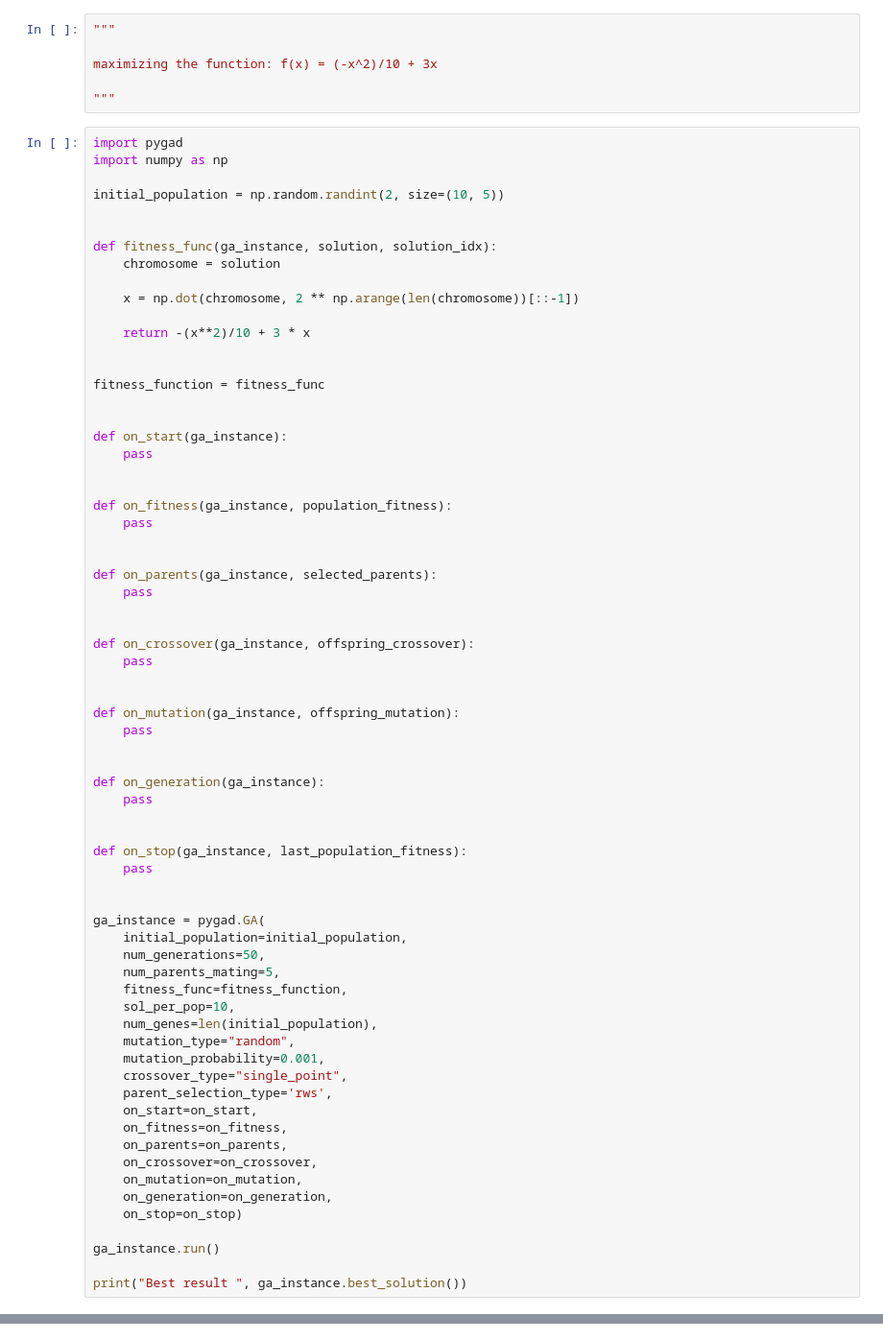
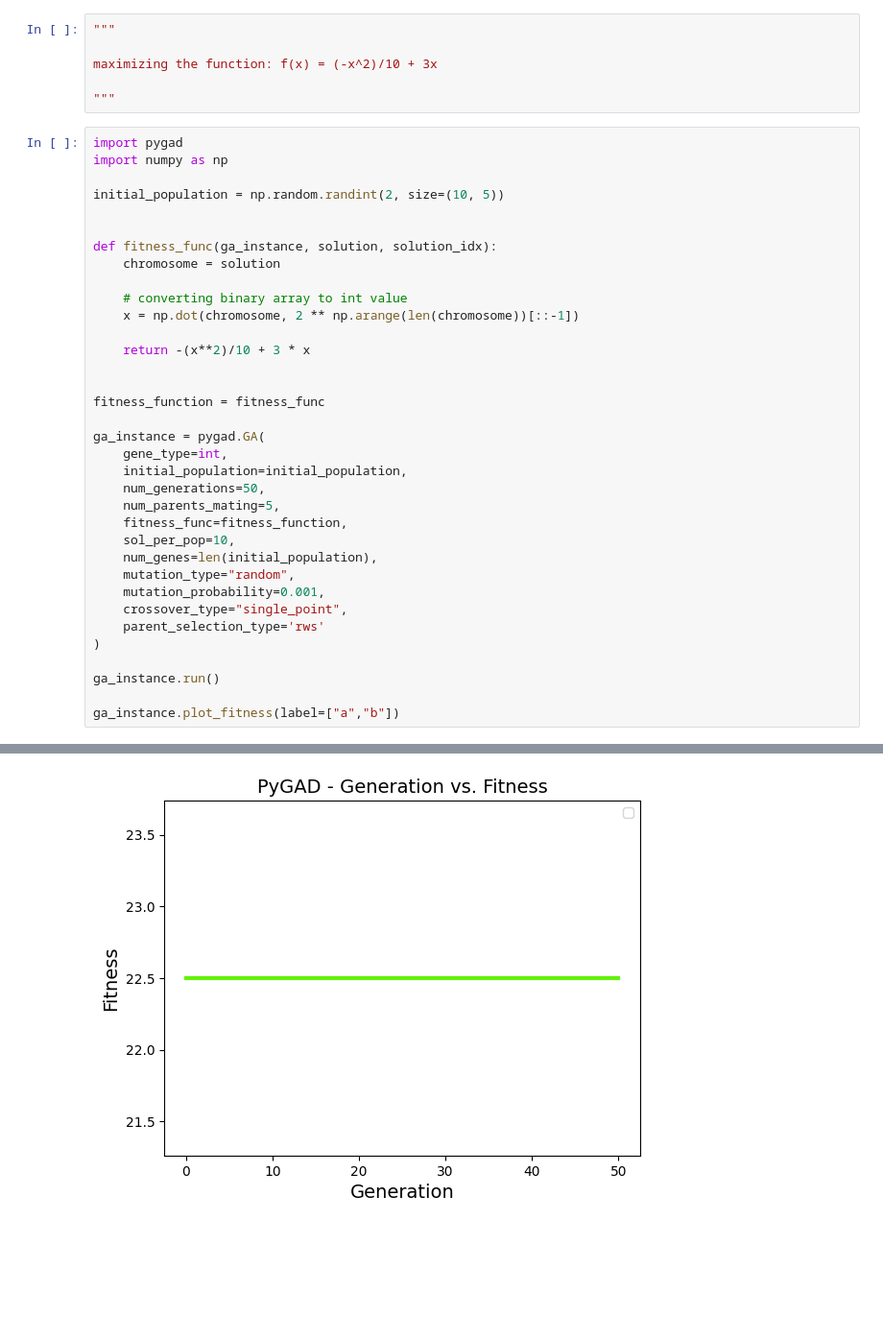
Before and after one commit to perfringis/consimilis-ai, a Jupyter notebook: genetic_algorithm/maximizing_the_function.ipynb, the cells around one changed output, grey strips where cells are left out. Shown: that part at 96% size. Drawn from its saved outputs; the diff is of its cells as text; blank space fills up the shorter version.

```diff
--- a/genetic_algorithm/maximizing_the_function.ipynb
+++ b/genetic_algorithm/maximizing_the_function.ipynb
@@ -69,6 +69,7 @@ initial_population = np.random.randint(2, size=(10, 5))
 def fitness_func(ga_instance, solution, solution_idx):
     chromosome = solution
 
+    # converting binary array to int value
     x = np.dot(chromosome, 2 ** np.arange(len(chromosome))[::-1])
 
     return -(x**2)/10 + 3 * x
@@ -76,36 +77,8 @@ def fitness_func(ga_instance, solution, solution_idx):
 
 fitness_function = fitness_func
 
-
-def on_start(ga_instance):
-    pass
-
-
-def on_fitness(ga_instance, population_fitness):
-    pass
-
-
-def on_parents(ga_instance, selected_parents):
-    pass
-
-
-def on_crossover(ga_instance, offspring_crossover):
-    pass
-
-
-def on_mutation(ga_instance, offspring_mutation):
-    pass
-
-
-def on_generation(ga_instance):
-    pass
-
-
-def on_stop(ga_instance, last_population_fitness):
-    pass
-
-
 ga_instance = pygad.GA(
+    gene_type=int,
     initial_population=initial_population,
     num_generations=50,
     num_parents_mating=5,
@@ -115,16 +88,10 @@ ga_instance = pygad.GA(
     mutation_type="random",
     mutation_probability=0.001,
     crossover_type="single_point",
-    parent_selection_type='rws',
-    on_start=on_start,
-    on_fitness=on_fitness,
-    on_parents=on_parents,
-    on_crossover=on_crossover,
-    on_mutation=on_mutation,
-    on_generation=on_generation,
-    on_stop=on_stop)
+    parent_selection_type='rws'
+)
 
 ga_instance.run()
 
-print("Best result ", ga_instance.best_solution())
+ga_instance.plot_fitness(label=["a","b"])
 # %% [output]
@@ -131,0 +99 @@ Best result  (array([0.        , 1.        , 1.        , 1.84029181, 0.        ]
+[figure, added]
```
Also changed, not shown: parts of 1 cell of this notebook, 1 other file.
